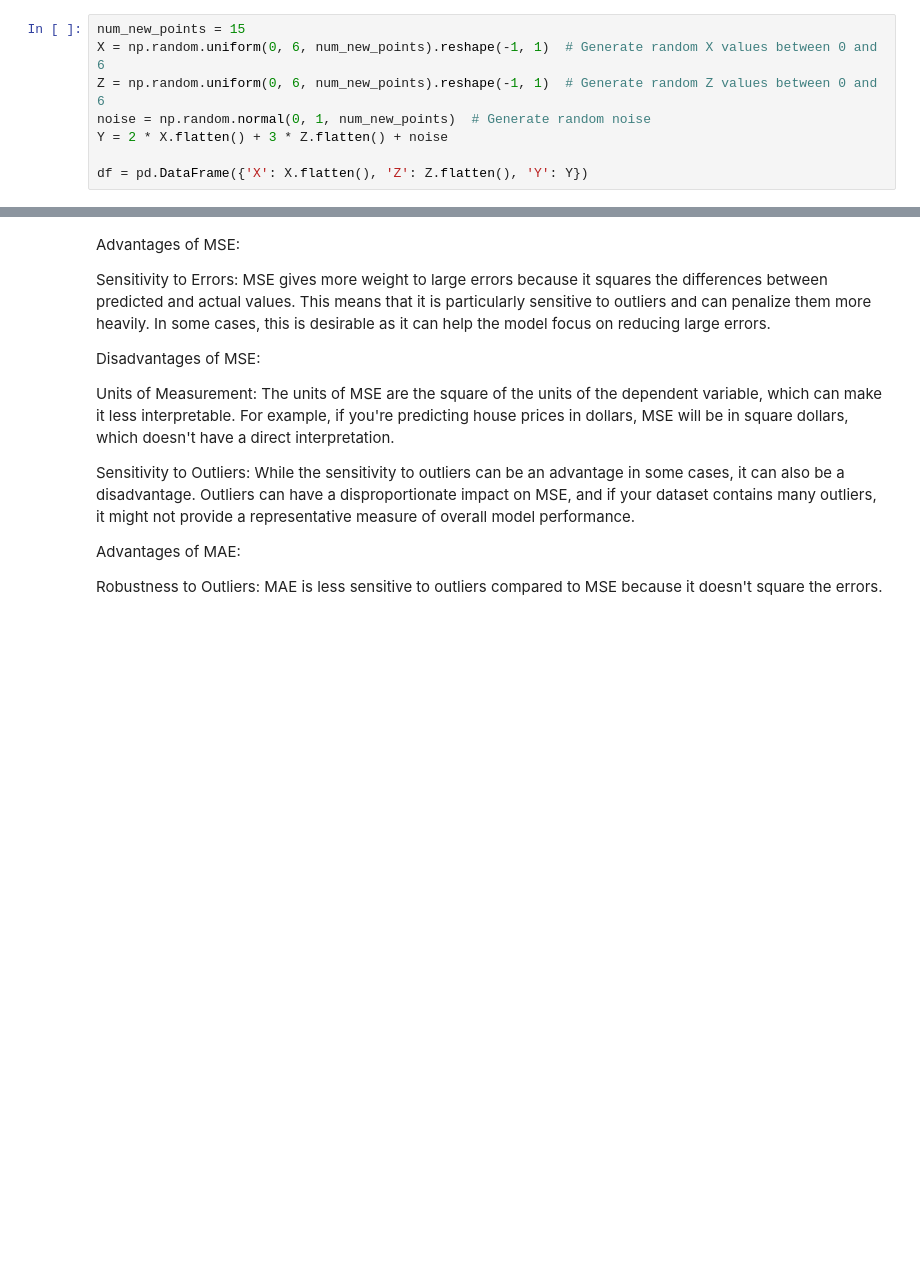
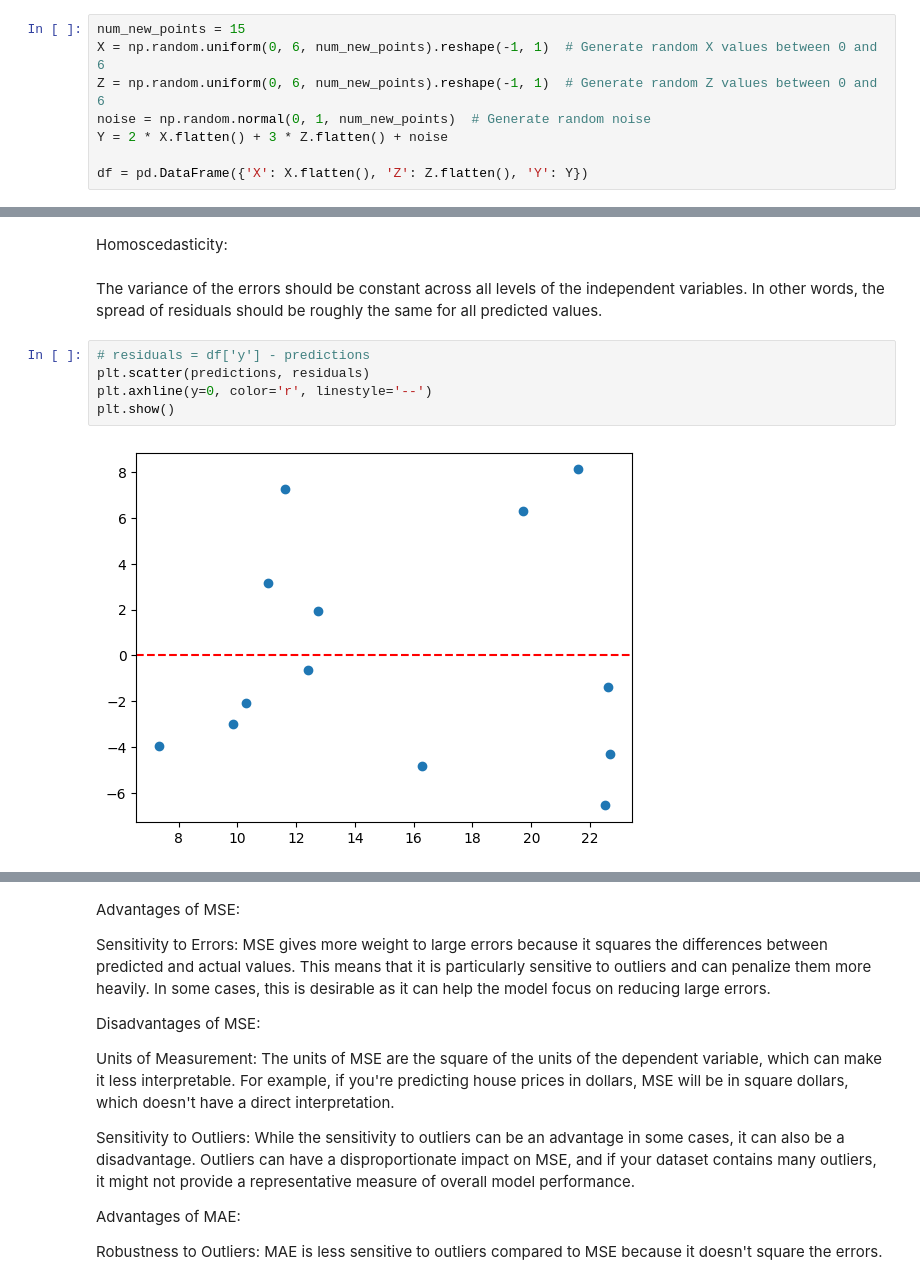
Before and after one commit to ChopinNo3Op9/Data-Analysis, a Jupyter notebook: linear_regression.ipynb, the cells around one changed output, grey strips where cells are left out. Saved outputs shown, nothing was run; the diff lists cells and outputs as text; blank space fills up the shorter version.

```diff
--- a/linear_regression.ipynb
+++ b/linear_regression.ipynb
@@ -104,0 +160,11 @@ Notes:
+# %% [markdown]
+Homoscedasticity:
+# %% [markdown]
+The variance of the errors should be constant across all levels of the independent variables. In other words, the spread of residuals should be roughly the same for all predicted values.
+# %%
+# residuals = df['y'] - predictions
+plt.scatter(predictions, residuals)
+plt.axhline(y=0, color='r', linestyle='--')
+plt.show()
+# %% [output]
+[figure, added]
```
Also changed, not shown: parts of 35 cells of this notebook, 1 other file.
